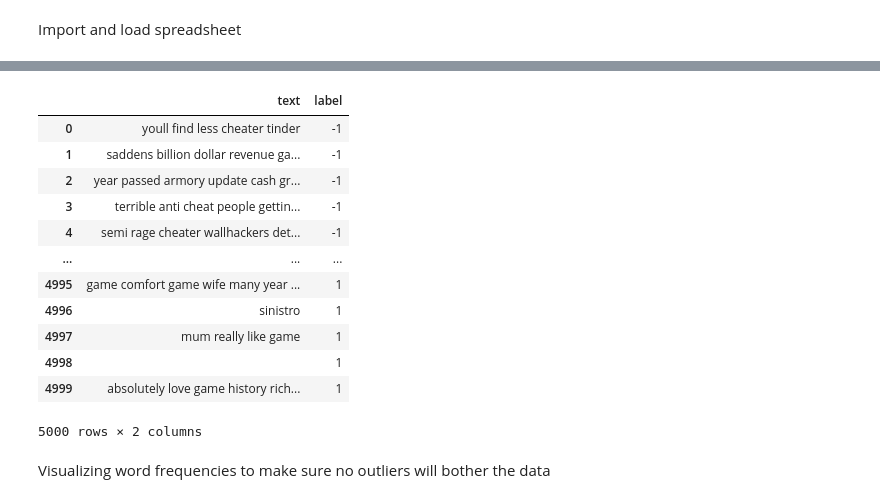
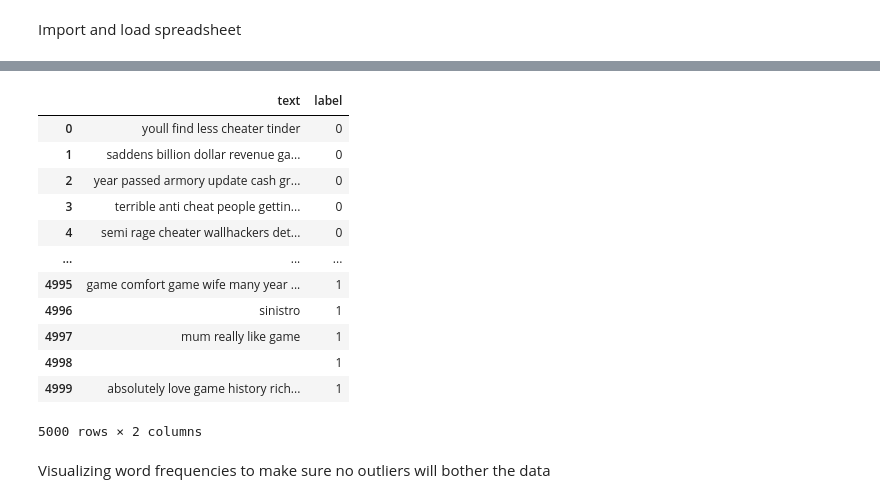
Before and after one commit to Soravaki/SentimentalAnalysisMLProject, a Jupyter notebook: ML_Project.ipynb, the cells around one changed output, grey strips where cells are left out. Cells and saved outputs as stored; diff of their text form; code cells hidden in the pictures.

```diff
--- a/ML_Project.ipynb
+++ b/ML_Project.ipynb
@@ -288,40 +209,40 @@ def preprocess(text):
     text = re.sub(r"[^a-z\s]", "", text)  # remove punctuation and numbers
     tokens = word_tokenize(text)
     tokens = [word for word in tokens if word not in stop_words]  # remove stopwords
     tokens = [lemmatizer.lemmatize(word) for word in tokens]  # lemmatize
     # return tokens;
     return " ".join(tokens)
 
 # Making my life easier for merging multiple .csv's
 def clean_df(df, text_col="ReviewText", label_col="Review"):
     # Applying the preprocessing
     df["text"] = df[text_col].apply(preprocess)
     # Label Recommended or Not Recommended as 1 or -1 respectively in a new "Ratings" Column
-    # Not Recommended = -1
+    # Not Recommended = 0
     # Recommended = 1
     df["label"] = df[label_col].replace({
         "Recommended": 1,
-        "Not Recommended": -1
+        "Not Recommended": 0
     })
     return df[["text", "label"]]
 
 # cleaning up all the .csv's and combining them into one dataframe
 df_cs2_clean = clean_df(df_cs2)
 df_bf_clean = clean_df(df_bf)
 df_boi_clean = clean_df(df_boi)
 df_mhwilds_clean = clean_df(df_mhwilds)
 df_sdv_clean = clean_df(df_sdv)
 
 df = pd.concat([df_cs2_clean, df_bf_clean, df_boi_clean, df_mhwilds_clean, df_sdv_clean], ignore_index=True)
 
 df[["text", "label"]] # The columns I'll be focusing on for sentimental analysis
 # %% [output]
 |  | text | label |
-| 0 | youll find less cheater tinder | -1 |
-| 1 | saddens billion dollar revenue ga... | -1 |
-| 2 | year passed armory update cash gr... | -1 |
-| 3 | terrible anti cheat people gettin... | -1 |
-| 4 | semi rage cheater wallhackers det... | -1 |
+| 0 | youll find less cheater tinder | 0 |
+| 1 | saddens billion dollar revenue ga... | 0 |
+| 2 | year passed armory update cash gr... | 0 |
+| 3 | terrible anti cheat people gettin... | 0 |
+| 4 | semi rage cheater wallhackers det... | 0 |
 | ... | ... | ... |
 | 4995 | game comfort game wife many year ... | 1 |
 | 4996 | sinistro | 1 |
```
Also changed, not shown: parts of 17 cells of this notebook.
